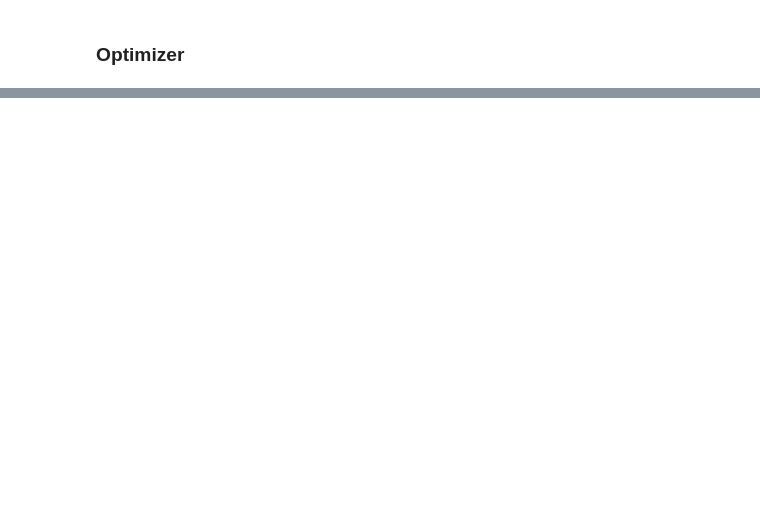
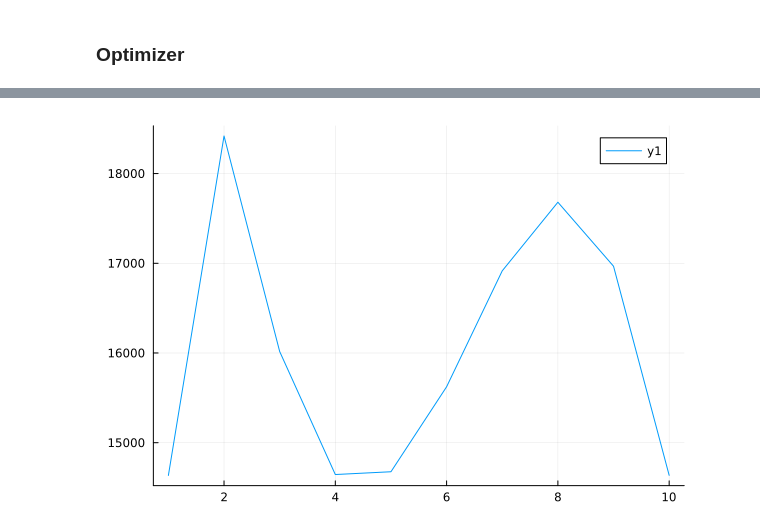
Before and after one commit to bergermann/Dragoon.jl, a Jupyter notebook: examples/20 discs, Adam.ipynb, the cells around one changed output, grey strips where cells are left out. Cells and saved outputs as stored; diff of their text form; code cells hidden in the pictures; blank space fills up the shorter version.

```diff
--- a/examples/20 discs, Adam.ipynb
+++ b/examples/20 discs, Adam.ipynb
@@ -61,0 +76,4 @@ typeof(trace)
+# %%
+plot(getBoost1d(booster,freqs))
+# %% [output]
+[figure, added]
```
Also changed, not shown: parts of 7 cells of this notebook, 1 other file.
